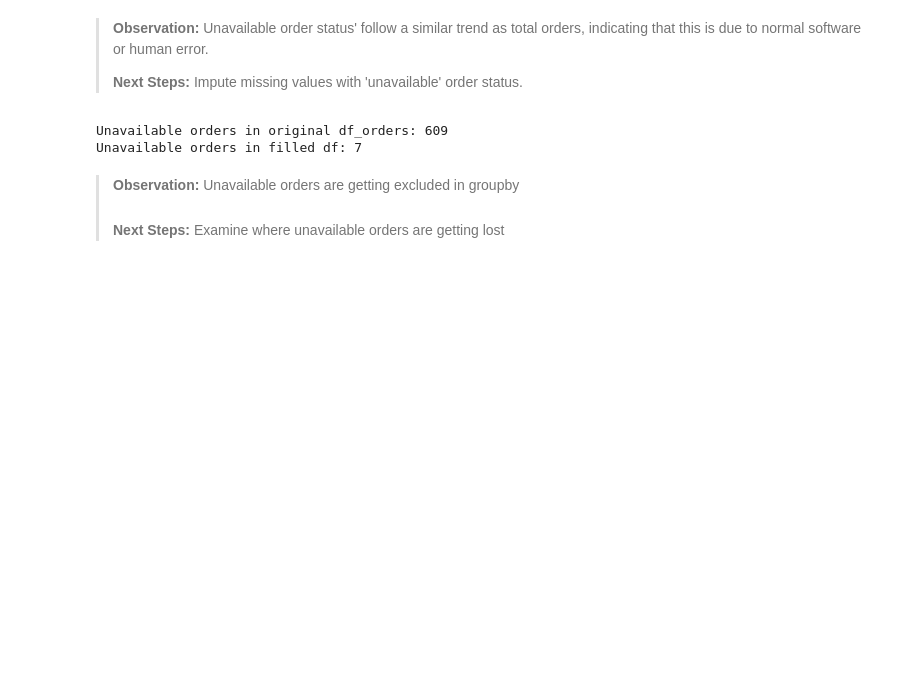
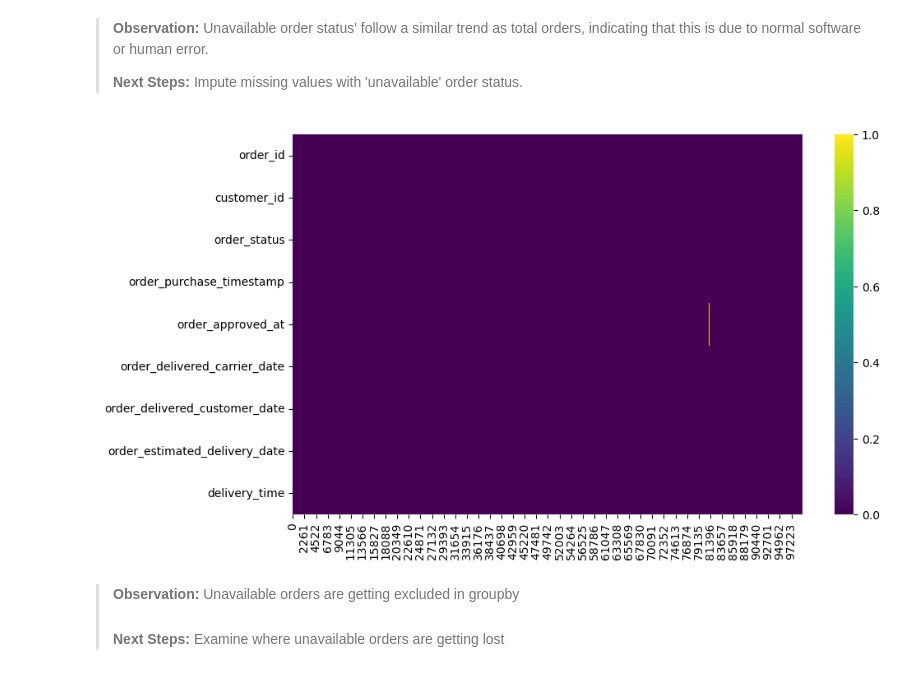
Before and after one commit to dsagher/Olist-E-Commerce-Analysis-Project, a Jupyter notebook: notebooks/cleaning.ipynb, the cells around one changed output. Cells and saved outputs as stored; diff of their text form; code cells hidden in the pictures; blank space fills up the shorter version.

```diff
--- a/notebooks/cleaning.ipynb
+++ b/notebooks/cleaning.ipynb
@@ -195,13 +182,22 @@ filled = (
-# %%
-order_status_mask = df_order['order_status'] == 'unavailable'
-filled_mask = filled['order_status'] == 'unavailable'
-
-print("Unavailable orders in original df_orders:", order_status_mask.sum())
-print("Unavailable orders in filled df:", filled_mask.sum())
-print()
-# %% [output]
-Unavailable orders in original df_orders: 609
-Unavailable orders in filled df: 7
+# %%
+df_order['order_delivered_customer_date'] = pd.to_datetime(df_order['order_delivered_customer_date'])
+df_order['order_delivered_carrier_date'] = pd.to_datetime(df_order['order_delivered_carrier_date'])
+
+delivery_time = (df_order['order_delivered_carrier_date'] - df_order['order_purchase_timestamp']).dt.days
+
+df_order['delivery_time'] = delivery_time
+median_delivery_time = df_order['delivery_time'].median()
+
+
+df_order['delivery_time'] = df_order['delivery_time'].fillna(median_delivery_time)
+df_order['order_delivered_carrier_date'] = df_order['order_purchase_timestamp'] + pd.to_timedelta(df_order['delivery_time'], unit='D')
+df_order['order_delivered_customer_date'] = df_order['order_delivered_carrier_date']
+# %%
+fig, ax = plt.subplots(figsize=(10,6))
+sns.heatmap(df_order.isna().transpose(), cmap='viridis', ax=ax)
+plt.show()
+# %% [output]
+[figure, added]
 # %% [markdown]
 > **Observation:** Unavailable orders are getting excluded in groupby
 > #
```
Also changed, not shown: parts of 7 cells of this notebook, 16 other files.
